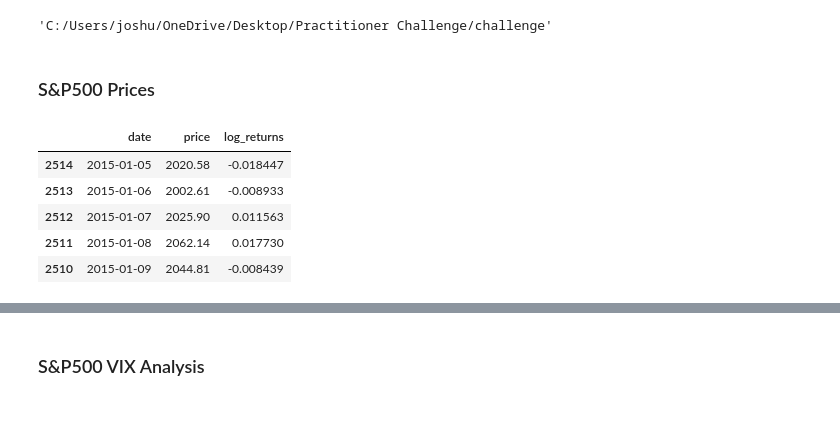
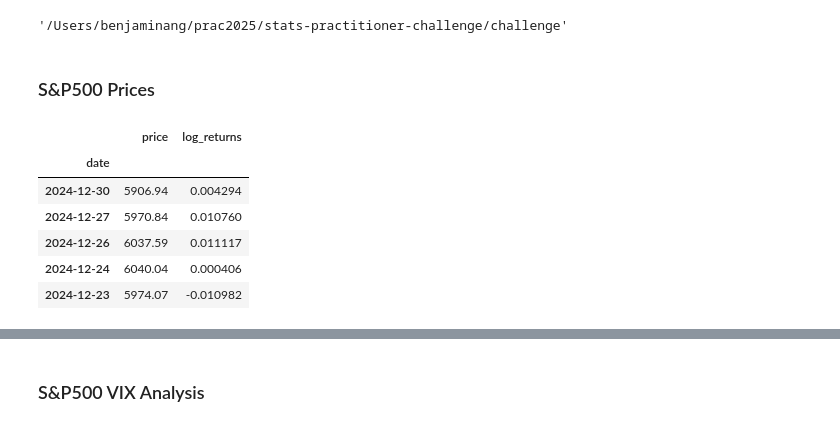
Before and after one commit to thatjosh/stats-practitioner-challenge, a Jupyter notebook: challenge/Code.ipynb, the cells around one changed output, grey strips where cells are left out. Cells and saved outputs as stored; diff of their text form; code cells hidden in the pictures.

```diff
--- a/challenge/Code.ipynb
+++ b/challenge/Code.ipynb
@@ -2,13 +2,15 @@
 import pandas as pd
 import numpy as np
 import os
+from dotenv import load_dotenv
 
 # pip install python-dotenv
 
+load_dotenv()
 file_path = os.getenv("FILE_PATH")
 file_path
 # %% [output]
-'C:/Users/joshu/OneDrive/Desktop/Practitioner Challenge/challenge'
+'/Users/benjaminang/prac2025/stats-practitioner-challenge/challenge'
 # %%
 SNP_prices_file = f'{file_path}/S&P 500 Index.csv'
 SNP_VIX_file = f'{file_path}/S&P 500 VIX.csv'
@@ -17,19 +19,21 @@ SNP_VIX_file = f'{file_path}/S&P 500 VIX.csv'
 # %%
 # Load the CSV file into df
 SNP = pd.read_csv(SNP_prices_file)
 SNP.columns = ["date", "price"]
 SNP["date"] = pd.to_datetime(SNP["date"])
-SNP = SNP.sort_values(by="date")
+SNP = SNP.set_index("date")
+SNP.sort_index()
 
 # Calculating log prices
 SNP["log_returns"] = np.log(SNP["price"]/ SNP["price"].shift(1))
 SNP = SNP[1:]
 SNP.head()
 # %% [output]
-|  | date | price | log_returns |
-| 2514 | 2015-01-05 | 2020.58 | -0.018447 |
-| 2513 | 2015-01-06 | 2002.61 | -0.008933 |
-| 2512 | 2015-01-07 | 2025.90 | 0.011563 |
-| 2511 | 2015-01-08 | 2062.14 | 0.017730 |
-| 2510 | 2015-01-09 | 2044.81 | -0.008439 |
+|  | price | log_returns |
+| date |  |  |
+| 2024-12-30 | 5906.94 | 0.004294 |
+| 2024-12-27 | 5970.84 | 0.010760 |
+| 2024-12-26 | 6037.59 | 0.011117 |
+| 2024-12-24 | 6040.04 | 0.000406 |
+| 2024-12-23 | 5974.07 | -0.010982 |
 # %%
```
Also changed, not shown: parts of 14 cells of this notebook.
